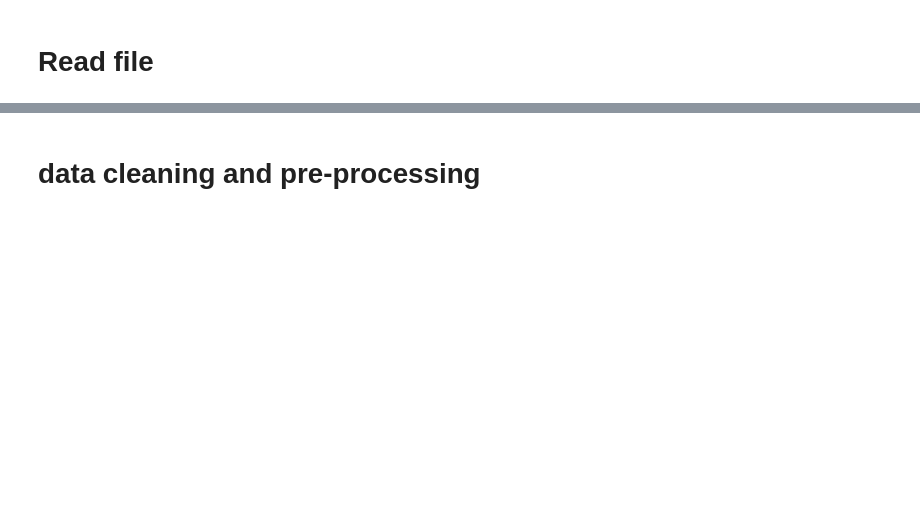
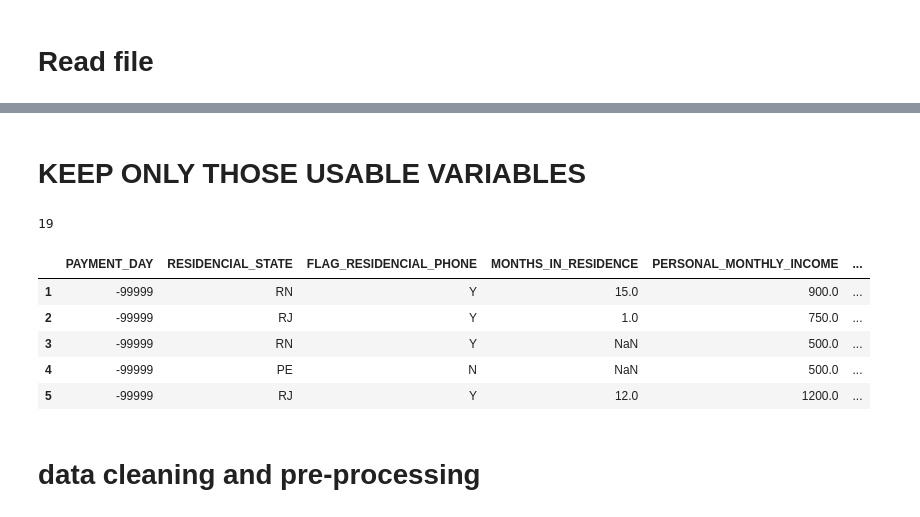
Before and after one commit to REDhawC/EDI_BUSANA, a Jupyter notebook: Predictive Analytics and Modelling of Data/ASM1/code/#code.ipynb, the cells around one changed output, grey strips where cells are left out. Drawn from its saved outputs; the diff is of its cells as text; code cells hidden in the pictures; blank space fills up the shorter version.

```diff
--- a/Predictive Analytics and Modelling of Data/ASM1/code/#code.ipynb
+++ b/Predictive Analytics and Modelling of Data/ASM1/code/#code.ipynb
@@ -36,0 +25,36 @@ Index(['ID_CLIENT', 'CLERK_TYPE', 'PAYMENT_DAY', 'APPLICATION_SUBMISSION_TYPE',
+# %% [markdown]
+# KEEP ONLY THOSE USABLE VARIABLES
+# %%
+variables_list = [
+    "PAYMENT_DAY",
+    "RESIDENCIAL_STATE",
+    "FLAG_RESIDENCIAL_PHONE",
+    "MONTHS_IN_RESIDENCE",
+    "PERSONAL_MONTHLY_INCOME",
+    "OTHER_INCOMES",
+    "AGE",
+    "QUANT_CARS",
+    "COMPANY",
+    "FLAG_PROFESSIONAL_PHONE",
+    "QUANT_DEPENDANTS",
+    "APPLICATION_SUBMISSION_TYPE",
+    "POSTAL_ADDRESS_TYPE",
+    "NATIONALITY",
+    "FLAG_VISA",
+    "FLAG_MASTERCARD",
+    "FLAG_DINERS",
+    "FLAG_AMERICAN_EXPRESS",
+    "MARITAL_STATUS",
+]
+
+print(len(variables_list))
+
+data_df[variables_list].head()
+# %% [output]
+19
+|  | PAYMENT_DAY | RESIDENCIAL_STATE | FLAG_RESIDENCIAL_PHONE | MONTHS_IN_RESIDENCE | PERSONAL_MONTHLY_INCOME | ... |
+| 1 | -99999 | RN | Y | 15.0 | 900.0 | ... |
+| 2 | -99999 | RJ | Y | 1.0 | 750.0 | ... |
+| 3 | -99999 | RN | Y | NaN | 500.0 | ... |
+| 4 | -99999 | PE | N | NaN | 500.0 | ... |
+| 5 | -99999 | RJ | Y | 12.0 | 1200.0 | ... |
```
Also changed, not shown: parts of 22 cells of this notebook, 15 other files.
